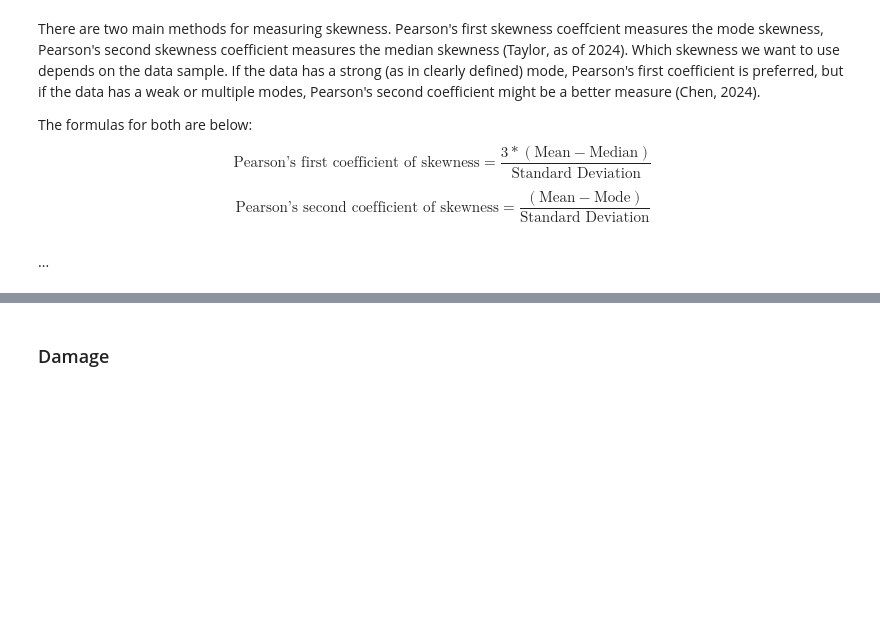
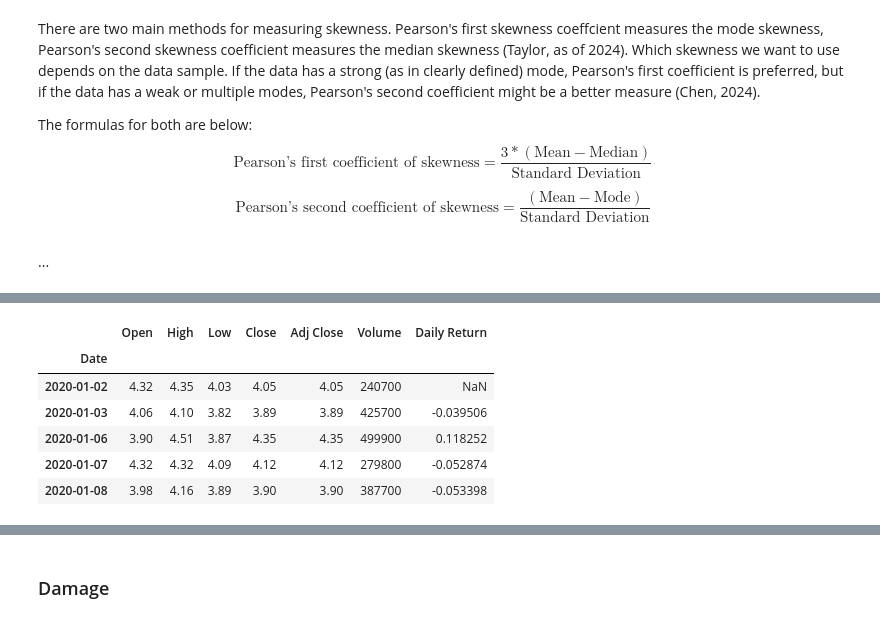
Before and after one commit to RabeaTzenetos/wqu, a Jupyter notebook: financial-econometrics/gwp1/skewness.ipynb, the cells around one changed output, grey strips where cells are left out. Saved outputs shown, nothing was run; the diff lists cells and outputs as text; code cells hidden in the pictures; blank space fills up the shorter version.

```diff
--- a/financial-econometrics/gwp1/skewness.ipynb
+++ b/financial-econometrics/gwp1/skewness.ipynb
@@ -47,0 +71,11 @@ $$
+# %%
+bned['Daily Return'] = bned['Adj Close'].pct_change()
+bned.head()
+# %% [output]
+|  | Open | High | Low | Close | Adj Close | Volume | Daily Return |
+| Date |  |  |  |  |  |  |  |
+| 2020-01-02 | 4.32 | 4.35 | 4.03 | 4.05 | 4.05 | 240700 | NaN |
+| 2020-01-03 | 4.06 | 4.10 | 3.82 | 3.89 | 3.89 | 425700 | -0.039506 |
+| 2020-01-06 | 3.90 | 4.51 | 3.87 | 4.35 | 4.35 | 499900 | 0.118252 |
+| 2020-01-07 | 4.32 | 4.32 | 4.09 | 4.12 | 4.12 | 279800 | -0.052874 |
+| 2020-01-08 | 3.98 | 4.16 | 3.89 | 3.90 | 3.90 | 387700 | -0.053398 |
```
Also changed, not shown: parts of 12 cells of this notebook.
